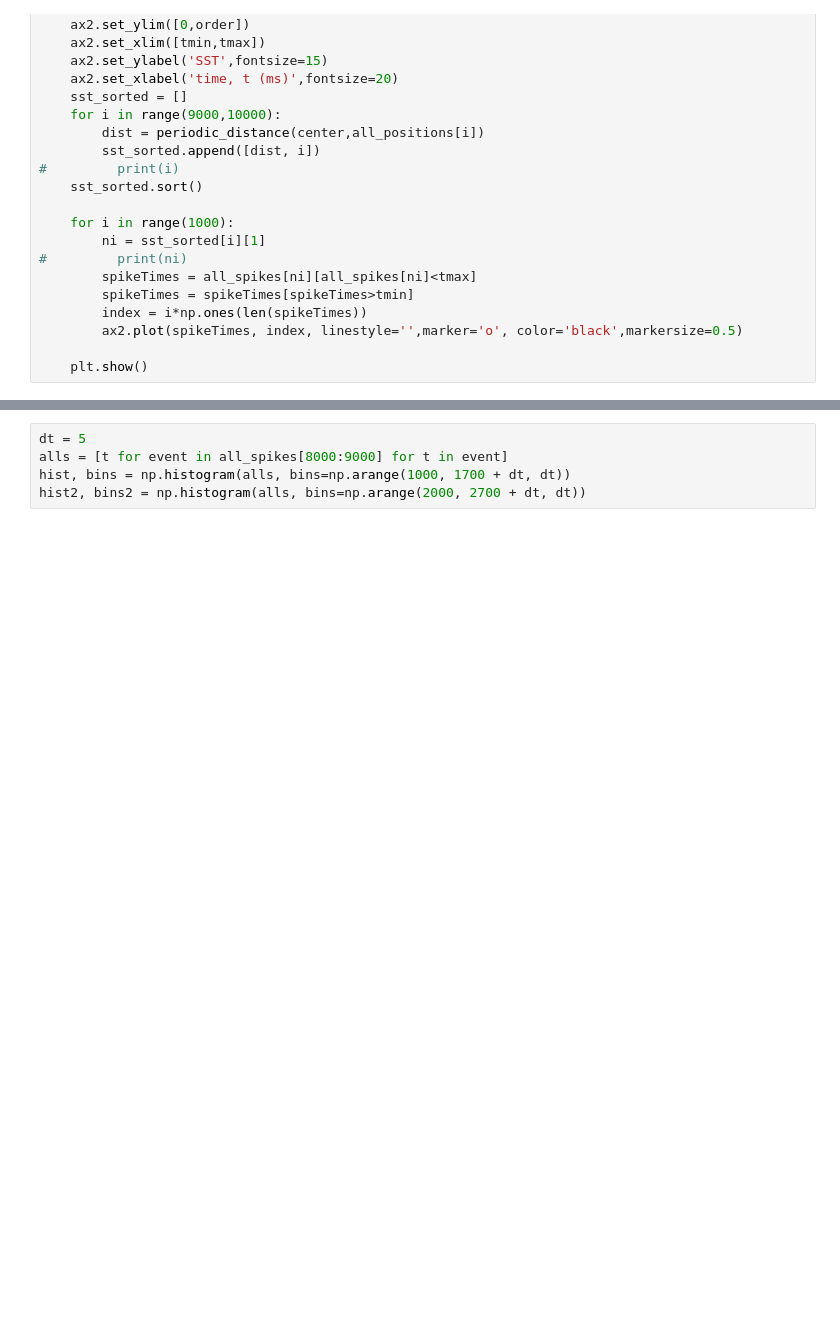
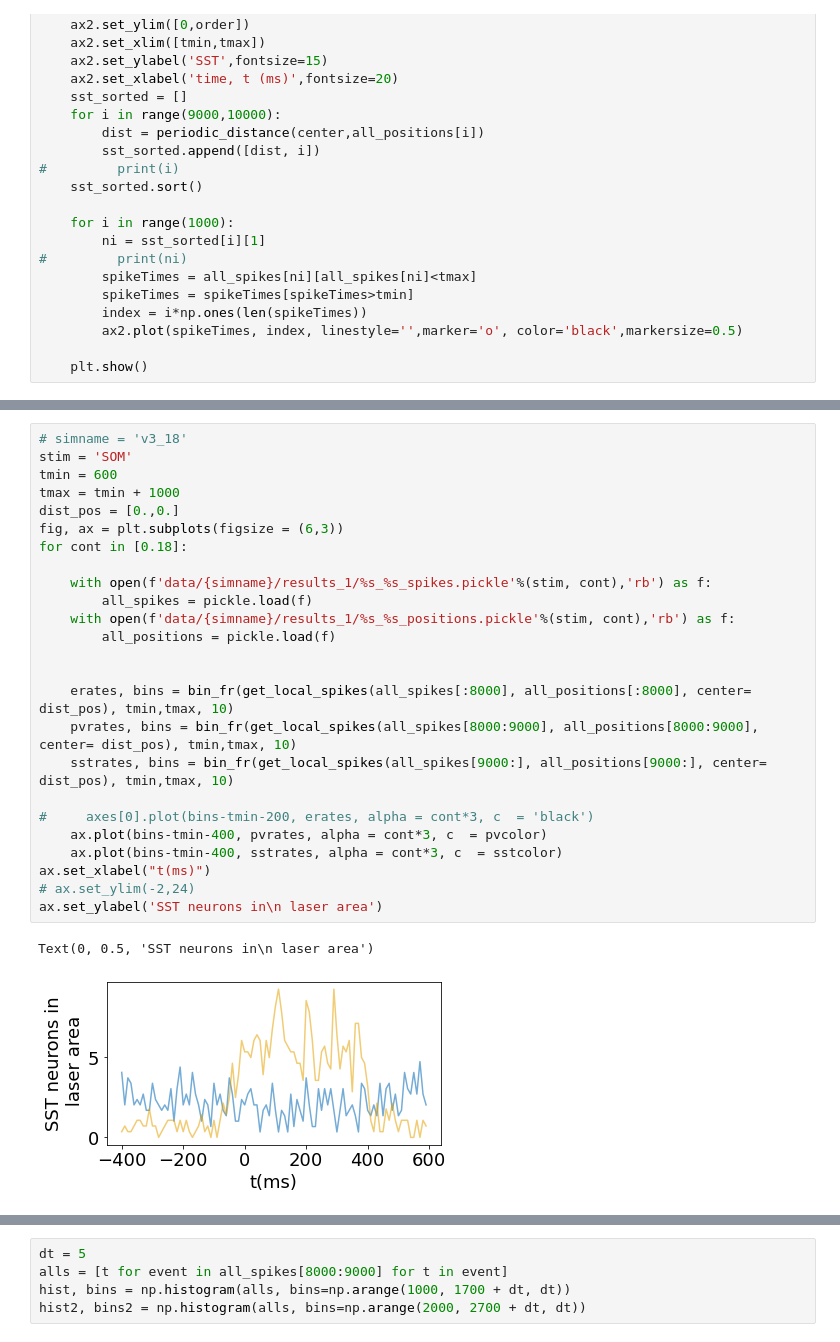
Before and after one commit to HChoiLab/CellTypeCircuit, a Jupyter notebook: newCode/plot rasters.ipynb, the cells around one changed output, grey strips where cells are left out. Drawn from its saved outputs; the diff is of its cells as text; blank space fills up the shorter version.

```diff
--- a/newCode/plot rasters.ipynb
+++ b/newCode/plot rasters.ipynb
@@ -262,0 +307,28 @@ plot_raster(all_spikes, all_positions, tmin = 2000, tmax = 4000)
+# %%
+# simname = 'v3_18'
+stim = 'SOM'
+tmin = 600
+tmax = tmin + 1000
+dist_pos = [0.,0.]
+fig, ax = plt.subplots(figsize = (6,3))
+for cont in [0.18]:
+
+    with open(f'data/{simname}/results_1/%s_%s_spikes.pickle'%(stim, cont),'rb') as f:
+        all_spikes = pickle.load(f)
+    with open(f'data/{simname}/results_1/%s_%s_positions.pickle'%(stim, cont),'rb') as f:
+        all_positions = pickle.load(f)
+
+
+    erates, bins = bin_fr(get_local_spikes(all_spikes[:8000], all_positions[:8000], center= dist_pos), tmin,tmax, 10)
+    pvrates, bins = bin_fr(get_local_spikes(all_spikes[8000:9000], all_positions[8000:9000], center= dist_pos), tmin,tmax, 10)
+    sstrates, bins = bin_fr(get_local_spikes(all_spikes[9000:], all_positions[9000:], center= dist_pos), tmin,tmax, 10)
+
+#     axes[0].plot(bins-tmin-200, erates, alpha = cont*3, c  = 'black')
+    ax.plot(bins-tmin-400, pvrates, alpha = cont*3, c  = pvcolor)
+    ax.plot(bins-tmin-400, sstrates, alpha = cont*3, c  = sstcolor)
+ax.set_xlabel("t(ms)")
+# ax.set_ylim(-2,24)
+ax.set_ylabel('SST neurons in\n laser area')
+# %% [output]
+Text(0, 0.5, 'SST neurons in\n laser area')
+[figure, added]
```
Also changed, not shown: parts of 23 cells of this notebook, 4 other files.
